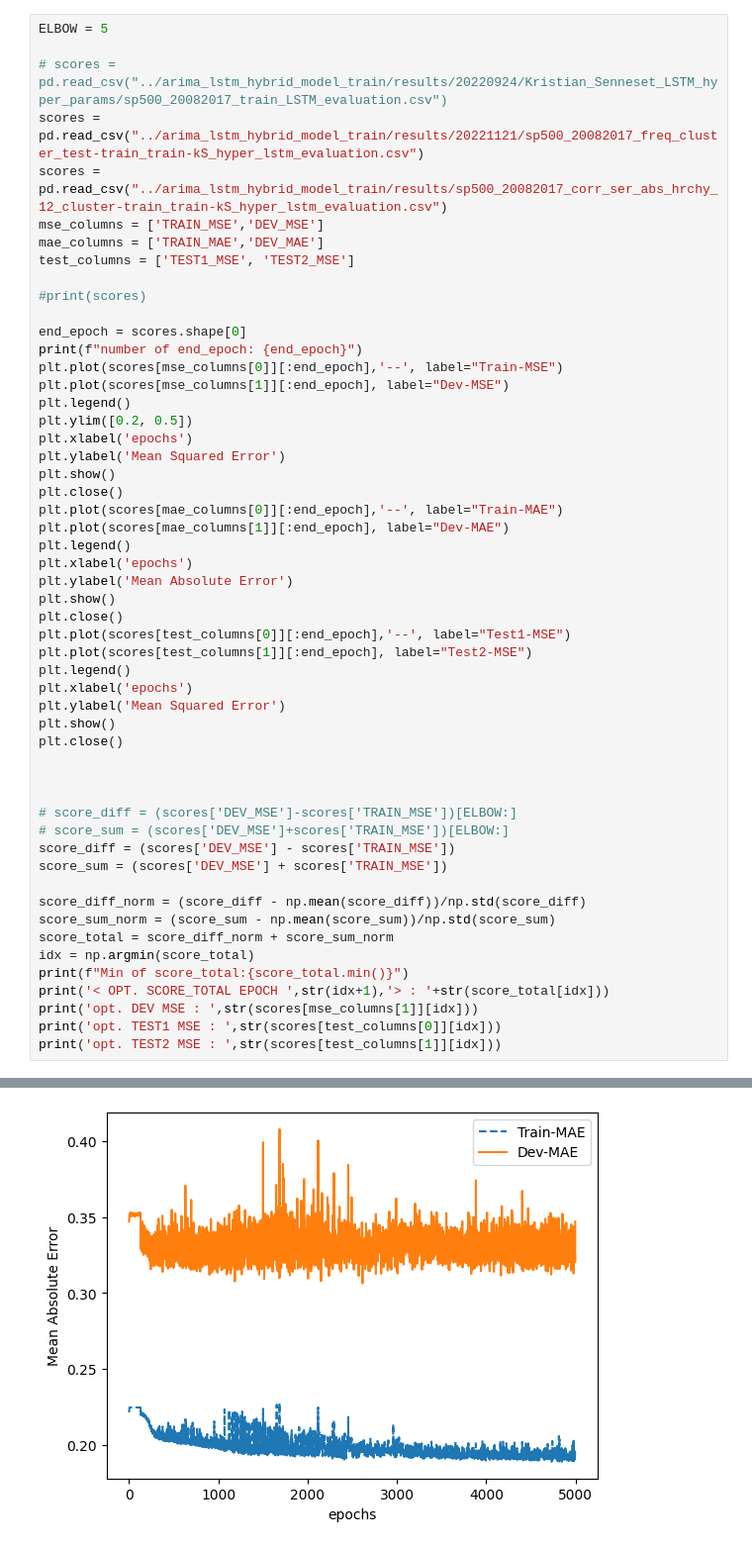
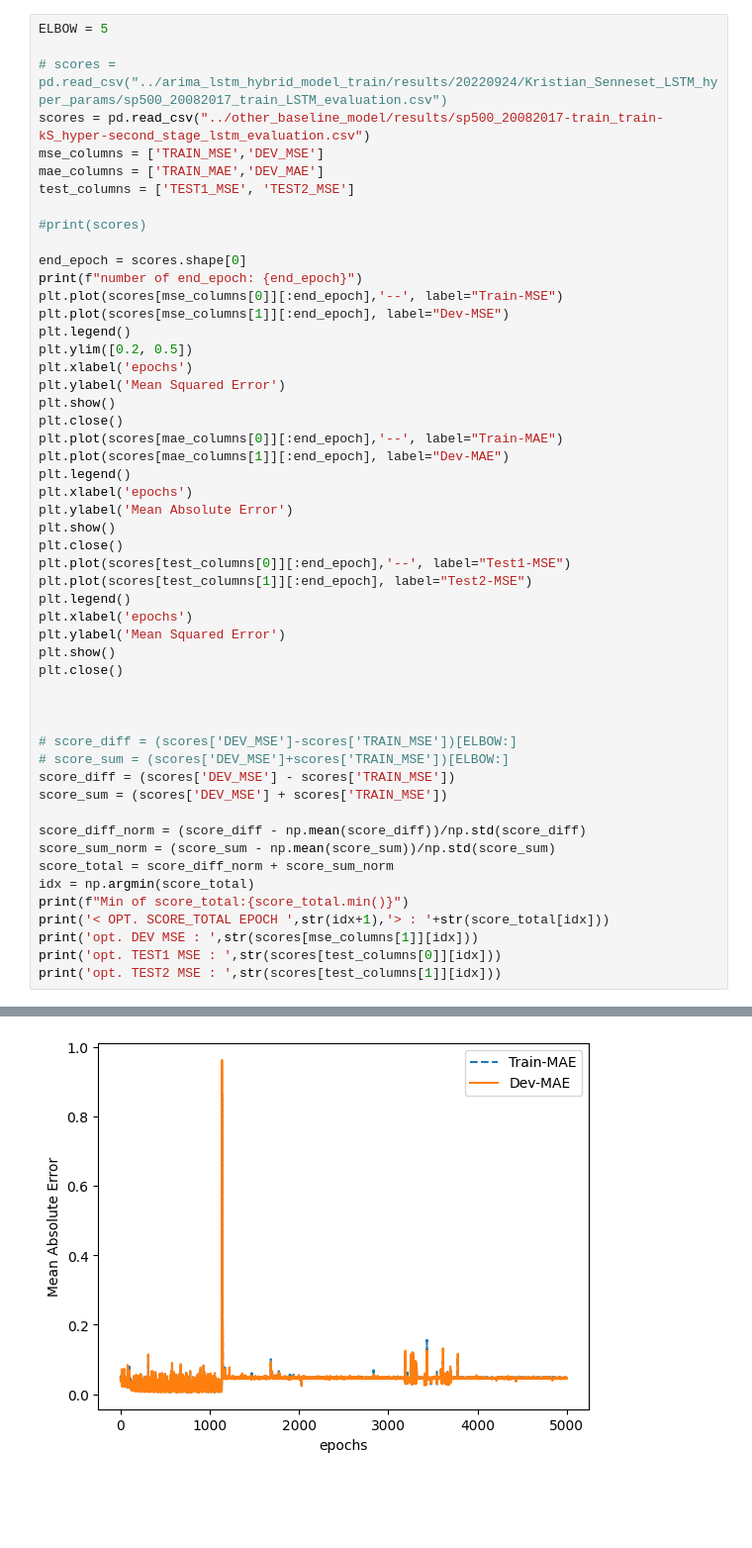
Before and after one commit to theabc50111/ARIMA-LSTM-hybrid-corrcoef-predict, a Jupyter notebook: ywt_library/lstm_weight_evaluation.ipynb, the cells around one changed output, grey strips where cells are left out. Shown at 99% size. Cells and saved outputs as stored; diff of their text form; blank space fills up the shorter version.

```diff
--- a/ywt_library/lstm_weight_evaluation.ipynb
+++ b/ywt_library/lstm_weight_evaluation.ipynb
@@ -8,8 +8,7 @@ time: 309 µs (started: 2022-11-27 09:26:16 +00:00)
 ELBOW = 5
 
 # scores = pd.read_csv("../arima_lstm_hybrid_model_train/results/20220924/Kristian_Senneset_LSTM_hyper_params/sp500_20082017_train_LSTM_evaluation.csv")
-scores = pd.read_csv("../arima_lstm_hybrid_model_train/results/20221121/sp500_20082017_freq_cluster_test-train_train-kS_hyper_lstm_evaluation.csv")
-scores = pd.read_csv("../arima_lstm_hybrid_model_train/results/sp500_20082017_corr_ser_abs_hrchy_12_cluster-train_train-kS_hyper_lstm_evaluation.csv")
+scores = pd.read_csv("../other_baseline_model/results/sp500_20082017-train_train-kS_hyper-second_stage_lstm_evaluation.csv")
 mse_columns = ['TRAIN_MSE','DEV_MSE']
 mae_columns = ['TRAIN_MAE','DEV_MAE']
 test_columns = ['TEST1_MSE', 'TEST2_MSE']
@@ -63 +62 @@ number of end_epoch: 4999
-[figure, old version]
+[figure, new version]
```
Also changed, not shown: parts of 3 cells of this notebook, 5 other files.
